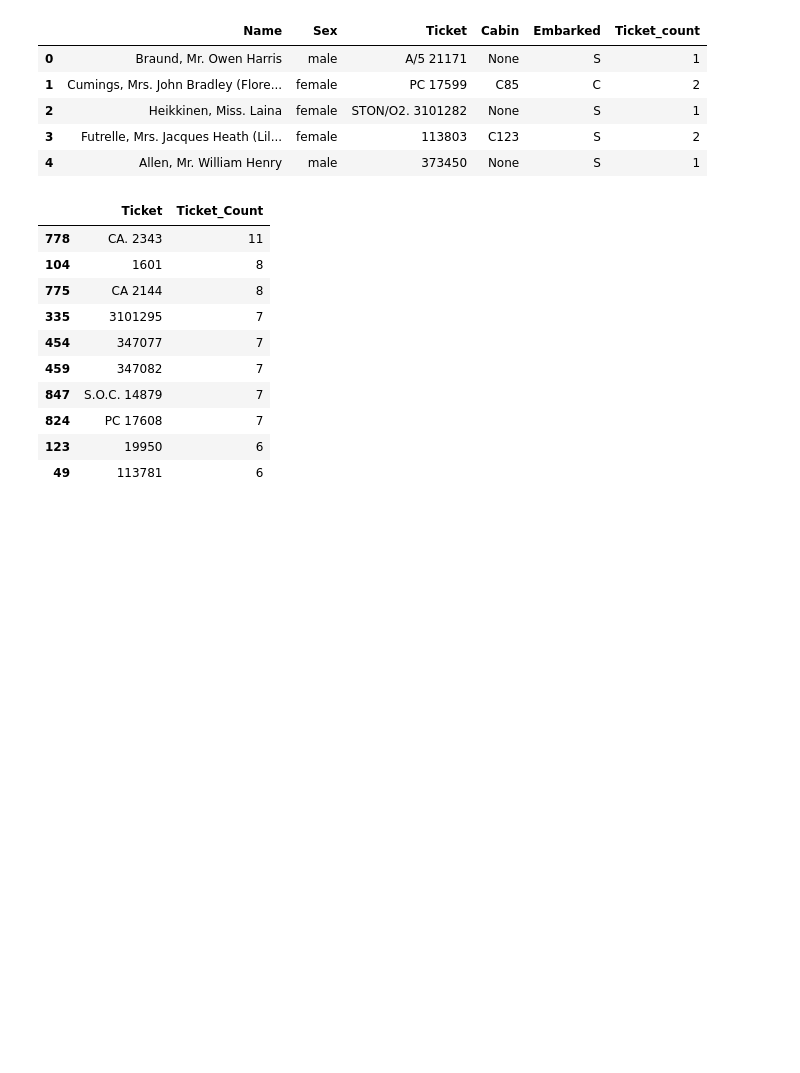
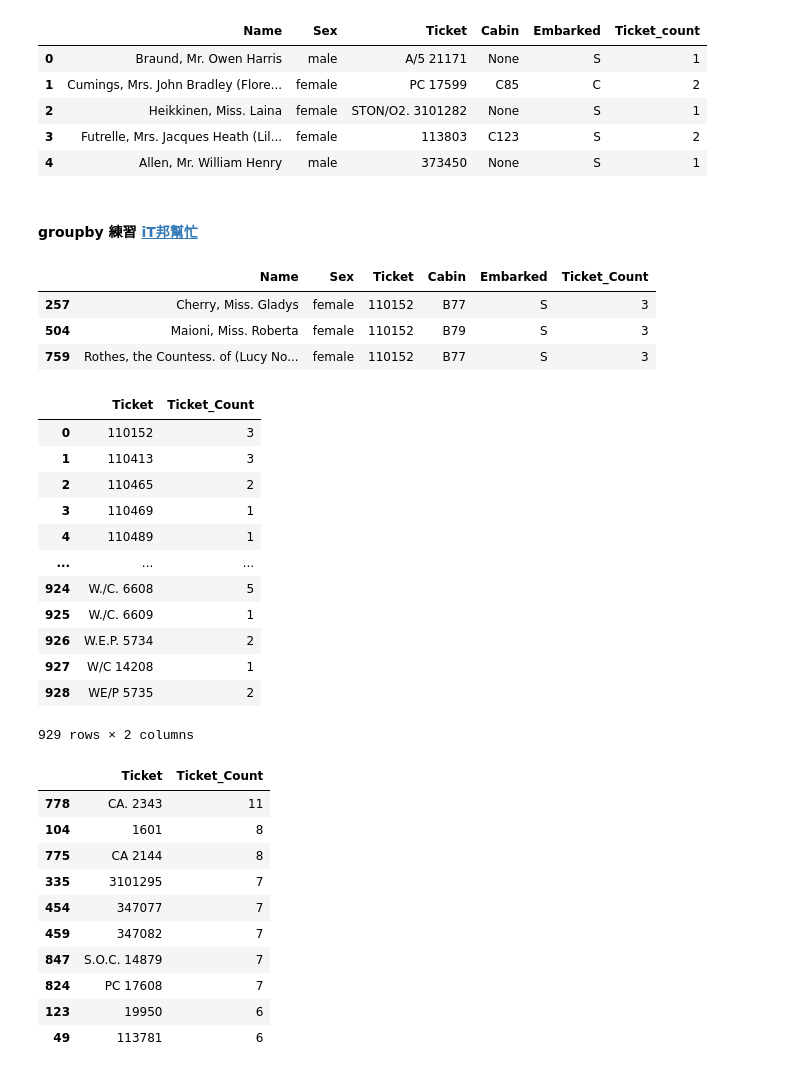
Before and after one commit to w2051200021/ML100Days, a Jupyter notebook: example/Day_026_CountEncoder_and_FeatureHash.ipynb, the cells around one changed output. Cells and saved outputs as stored; diff of their text form; code cells hidden in the pictures; blank space fills up the shorter version.

```diff
--- a/example/Day_026_CountEncoder_and_FeatureHash.ipynb
+++ b/example/Day_026_CountEncoder_and_FeatureHash.ipynb
@@ -110,6 +112,33 @@ b.head()
 | 2 | Heikkinen, Miss. Laina | female | STON/O2. 3101282 | None | S | 1 |
 | 3 | Futrelle, Mrs. Jacques Heath (Lil... | female | 113803 | C123 | S | 2 |
 | 4 | Allen, Mr. William Henry | male | 373450 | None | S | 1 |
+# %% [markdown]
+#### groupby 練習 [iT邦幫忙](https://ithelp.ithome.com.tw/articles/10194027)
+# %%
+c = df.groupby('Ticket')
+# c.size()
+c.get_group('110152')
+# %% [output]
+|  | Name | Sex | Ticket | Cabin | Embarked | Ticket_Count |
+| 257 | Cherry, Miss. Gladys | female | 110152 | B77 | S | 3 |
+| 504 | Maioni, Miss. Roberta | female | 110152 | B79 | S | 3 |
+| 759 | Rothes, the Countess. of (Lucy No... | female | 110152 | B77 | S | 3 |
+# %%
+df.groupby(['Ticket'])['Name'].agg(Ticket_Count = 'size').reset_index()
+# %% [output]
+|  | Ticket | Ticket_Count |
+| 0 | 110152 | 3 |
+| 1 | 110413 | 3 |
+| 2 | 110465 | 2 |
+| 3 | 110469 | 1 |
+| 4 | 110489 | 1 |
+| ... | ... | ... |
+| 924 | W./C. 6608 | 5 |
+| 925 | W./C. 6609 | 1 |
+| 926 | W.E.P. 5734 | 2 |
+| 927 | W/C 14208 | 1 |
+| 928 | WE/P 5735 | 2 |
+929 rows × 2 columns
 # %%
 # 加上 'Ticket' 欄位的計數編碼
 # 第一行 : df.groupby(['Ticket']) 會輸出 df 以 'Ticket' 群聚後的結果, 但因為群聚一類只會有一個值, 因此必須要定義運算
```
Also changed, not shown: parts of 1 cell of this notebook.
